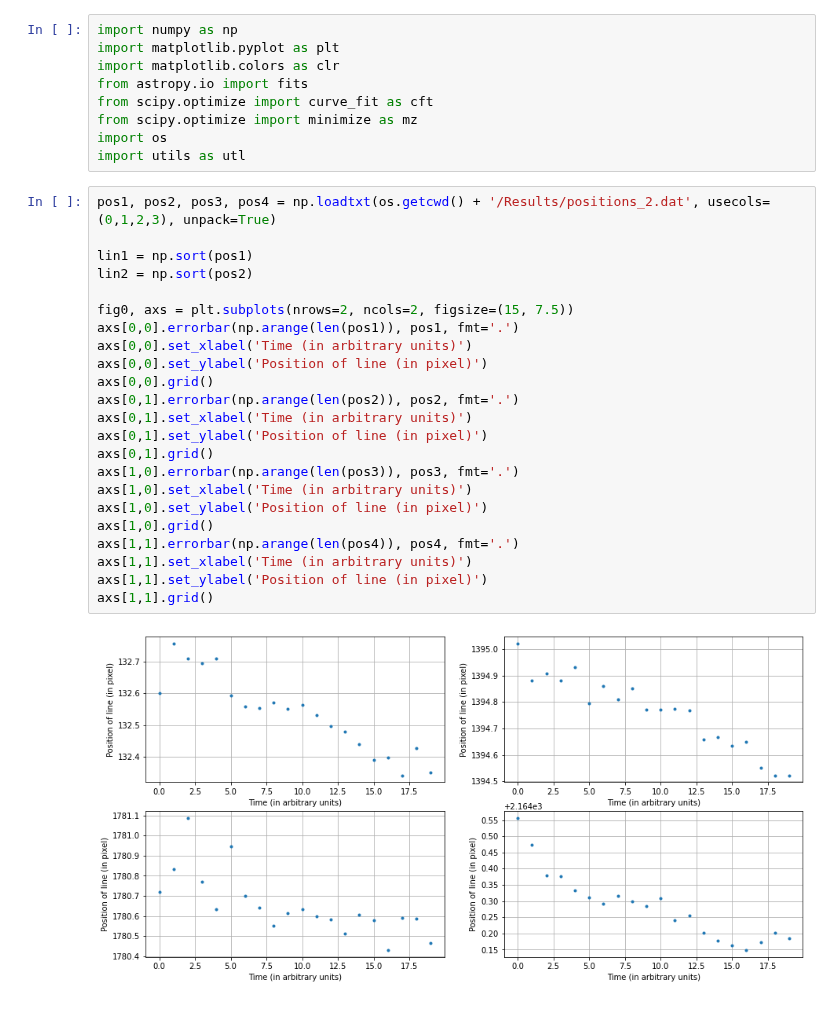
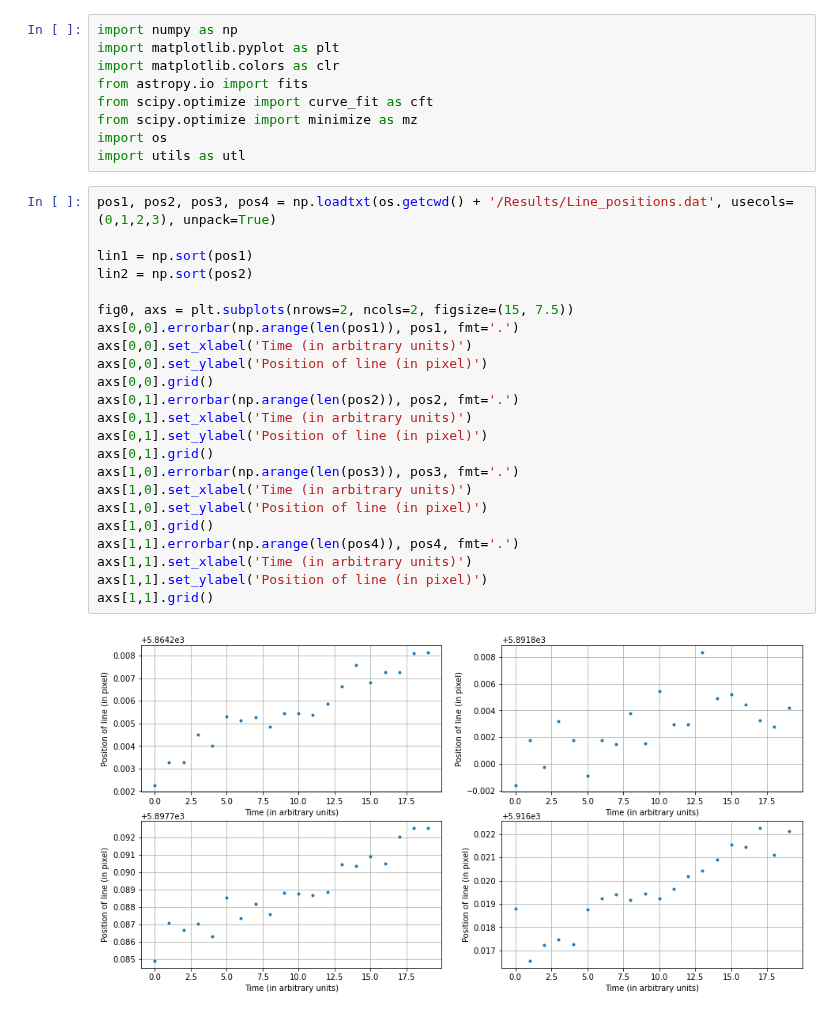
Before and after one commit to Jayshil/Data_Analysis, a Jupyter notebook: Radial_Velocity/rv_analysis.ipynb, the cells around one changed output. Cells and saved outputs as stored; diff of their text form.

```diff
--- a/Radial_Velocity/rv_analysis.ipynb
+++ b/Radial_Velocity/rv_analysis.ipynb
@@ -18,27 +18,27 @@ from scipy.optimize import minimize as mz
 import os
 import utils as utl
 # %%
-pos1, pos2, pos3, pos4 = np.loadtxt(os.getcwd() + '/Results/positions_2.dat', usecols=(0,1,2,3), unpack=True)
+pos1, pos2, pos3, pos4 = np.loadtxt(os.getcwd() + '/Results/Line_positions.dat', usecols=(0,1,2,3), unpack=True)
 
 lin1 = np.sort(pos1)
 lin2 = np.sort(pos2)
 
 fig0, axs = plt.subplots(nrows=2, ncols=2, figsize=(15, 7.5))
 axs[0,0].errorbar(np.arange(len(pos1)), pos1, fmt='.')
 axs[0,0].set_xlabel('Time (in arbitrary units)')
 axs[0,0].set_ylabel('Position of line (in pixel)')
 axs[0,0].grid()
 axs[0,1].errorbar(np.arange(len(pos2)), pos2, fmt='.')
 axs[0,1].set_xlabel('Time (in arbitrary units)')
 axs[0,1].set_ylabel('Position of line (in pixel)')
 axs[0,1].grid()
 axs[1,0].errorbar(np.arange(len(pos3)), pos3, fmt='.')
 axs[1,0].set_xlabel('Time (in arbitrary units)')
 axs[1,0].set_ylabel('Position of line (in pixel)')
 axs[1,0].grid()
 axs[1,1].errorbar(np.arange(len(pos4)), pos4, fmt='.')
 axs[1,1].set_xlabel('Time (in arbitrary units)')
 axs[1,1].set_ylabel('Position of line (in pixel)')
 axs[1,1].grid()
 # %% [output]
-[figure, old version]
+[figure, new version]
```
